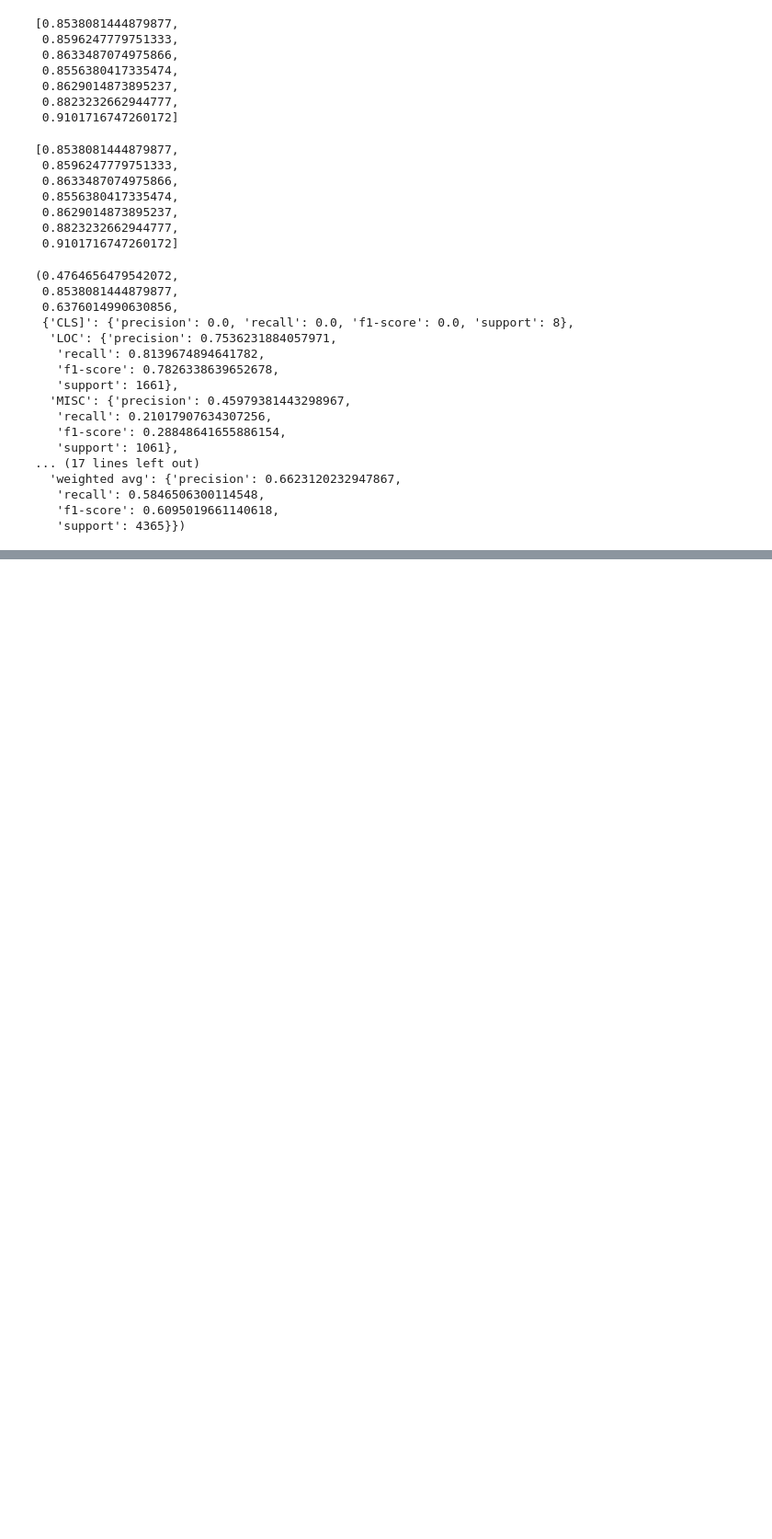
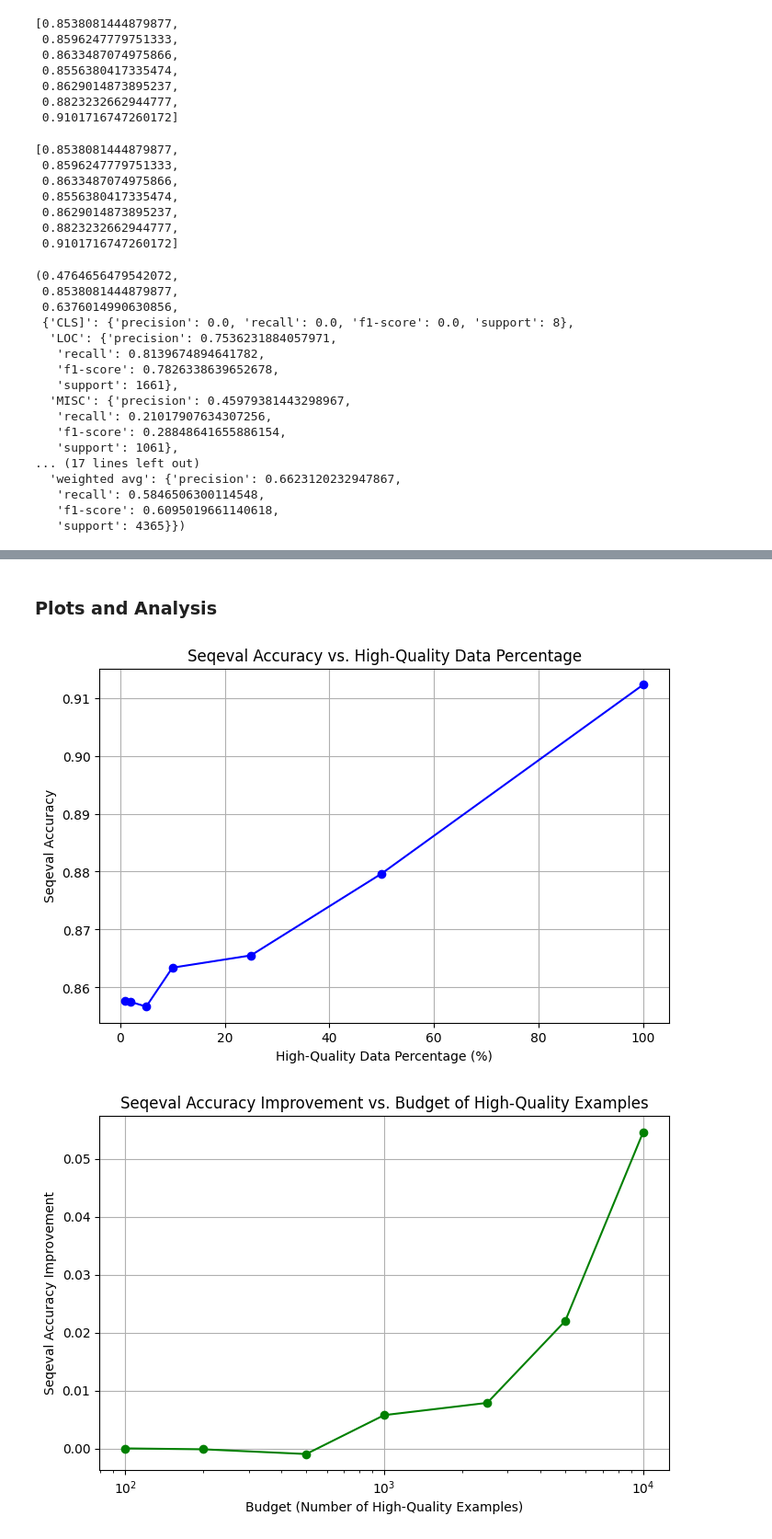
Before and after one commit to estnafinema0/NERC_LLM_Ispras, a Jupyter notebook: task_2_3.ipynb, the cells around one changed output, grey strips where cells are left out. Shown at 92% size. Saved outputs shown, nothing was run; the diff lists cells and outputs as text; code cells hidden in the pictures; blank space fills up the shorter version.

Commit message:
Plots added.

```diff
--- a/task_2_3.ipynb
+++ b/task_2_3.ipynb
@@ -69,6 +72,7 @@ print(f"Repository: '{REPO_NAME}'")
 # %% [output]
 Repository: 'estnafinema0/nerc-extraction'
 # %%
+
 API_URL = "https://llm.ispras.ru/api/chat/completions"
 API_MODEL_URL = "https://llm.ispras.ru/api/models"
 API_KEY = "YOUR_TOKEN"
@@ -89,6 +93,8 @@ BATCH_SIZE = 32
 EPOCHS = 5
 INV_NER_TAGS = {v: k for k, v in NER_TAGS.items()}
 PERCENTAGES = [.01, .02, .05, .1, .25, .5, 1.]
+device = 'cuda' if torch.cuda.is_available() else 'cpu'
+LOAD_FROM_REPO = False
 # %% [markdown]
 ## Initalizing Neural Network Model
 
@@ -350,7 +345,11 @@ model_primary = NERSmall.from_pretrained(PRIMARY_MODEL_SAVEPATH).to(device)
+# %%
+model_primary = NERSmall.from_pretrained("estnafinema0/nerc-extraction", revision="model_primary").to(device)
 # %% [markdown]
 ### Evaluating Primary Model
 # %%
-def evaluate(model, eval_iter, optimizer):
+optimizer_default = optim.SGD(model_primary.parameters(), lr=0.001, momentum=0.9)
+
+def evaluate(model, eval_iter, optimizer = optimizer_default):
   model = model.eval()
   eval_loss, eval_accuracy = 0, 0
   nb_eval_steps = 0
@@ -758,0 +889,70 @@ todo:
+# %% [markdown]
+### Plots and Analysis
+# %%
+import matplotlib.pyplot as plt
+
+percentages = [1, 2, 5, 10, 25, 50, 100]
+
+# Budget (number of high-quality examples) corresponding to each percentage.
+budgets = [100, 200, 500, 1000, 2500, 5000, 10000]
+
+seqeval_scores = [metrics[1] for metrics in model_metrics]
+
+validation_loss = [metrics[0] for metrics in model_metrics]
+
+# Calculate improvement for seqeval accuracy relative to the baseline (1% high-quality data).
+# Improvement is measured as the increase in seqeval accuracy.
+seqeval_improvement = [score - seqeval_scores[0] for score in seqeval_scores]
+
+# Calculate improvement for validation loss relative to the baseline.
+# Here, improvement is measured as the reduction in loss (baseline loss minus current loss).
+loss_improvement = [validation_loss[0] - loss for loss in validation_loss]
+
+# -------------------------------
+# Plot 1: Seqeval Accuracy vs. High-Quality Data Percentage.
+# -------------------------------
+plt.figure(figsize=(8, 5))
+plt.plot(percentages, seqeval_scores, marker='o', linestyle='-', color='blue')
+plt.title('Seqeval Accuracy vs. High-Quality Data Percentage')
+plt.xlabel('High-Quality Data Percentage (%)')
+plt.ylabel('Seqeval Accuracy')
+plt.grid(True)
+plt.show()
+
+# -------------------------------
+# Plot 2: Seqeval Accuracy Improvement vs. Budget of High-Quality Examples.
+# -------------------------------
+plt.figure(figsize=(8, 5))
+plt.plot(budgets, seqeval_improvement, marker='o', linestyle='-', color='green')
+plt.title('Seqeval Accuracy Improvement vs. Budget of High-Quality Examples')
+plt.xlabel('Budget (Number of High-Quality Examples)')
+plt.ylabel('Seqeval Accuracy Improvement')
+plt.grid(True)
+plt.xscale('log')  # Logarithmic scale
+plt.show()
+
+# -------------------------------
+# Plot 3: Validation Loss vs. High-Quality Data Percentage.
+# -------------------------------
+plt.figure(figsize=(8, 5))
+plt.plot(percentages, validation_loss, marker='o', linestyle='-', color='red')
+plt.title('Validation Loss vs. High-Quality Data Percentage')
+plt.xlabel('High-Quality Data Percentage (%)')
+plt.ylabel('Validation Loss')
+plt.grid(True)
+plt.show()
+
+# -------------------------------
+# Plot 4: Validation Loss Improvement vs. Budget of High-Quality Examples.
+# -------------------------------
+plt.figure(figsize=(8, 5))
+plt.plot(budgets, loss_improvement, marker='o', linestyle='-', color='purple')
+plt.title('Validation Loss Improvement vs. Budget of High-Quality Examples')
+plt.xlabel('Budget (Number of High-Quality Examples)')
+plt.ylabel('Validation Loss Improvement')
+plt.grid(True)
+plt.xscale('log')
+plt.show()
+# %% [output]
+[figure, added]
+[figure, added]
```
Also changed, not shown: parts of 29 cells of this notebook.
